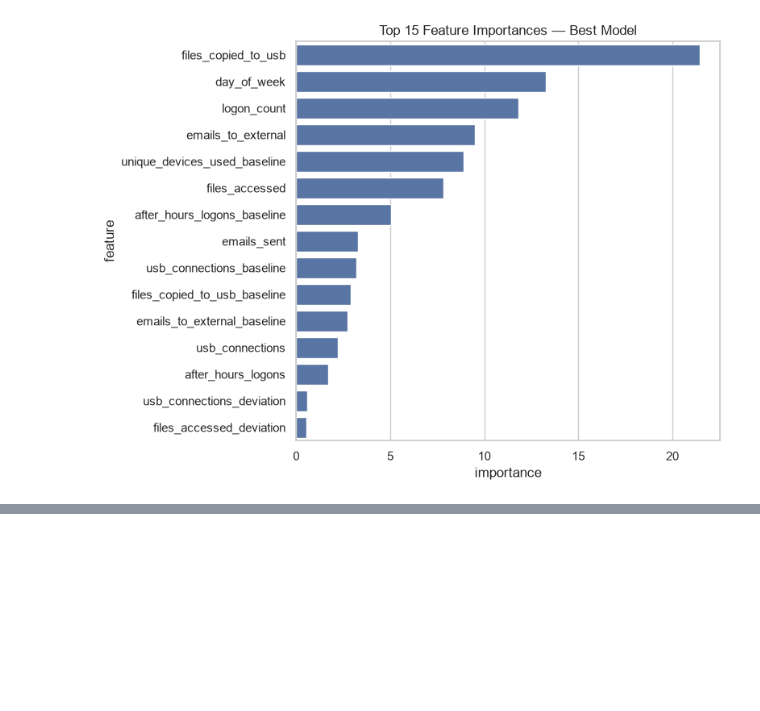
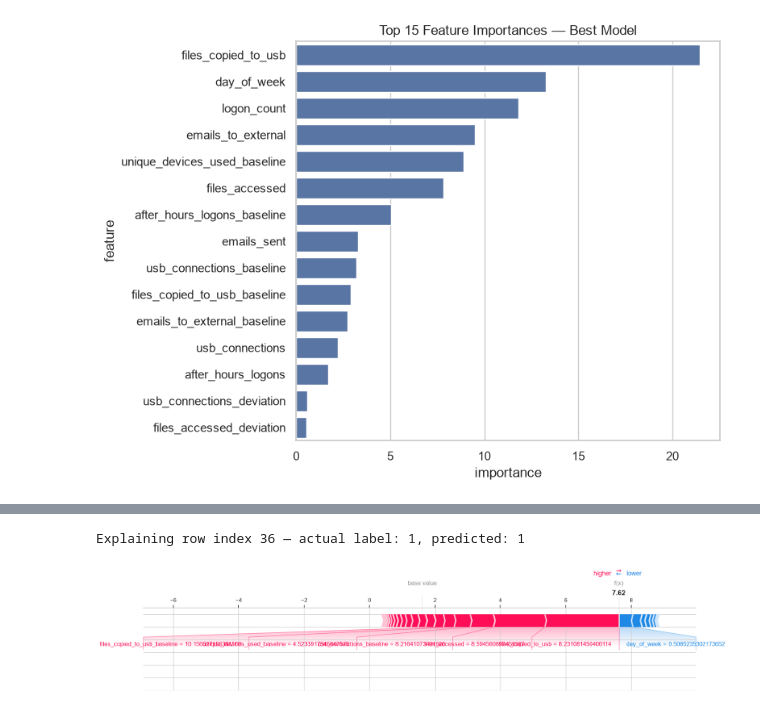
Before and after one commit to ashrithakothapally/insider-threat-detection, a Jupyter notebook: notebooks/eda_and_results.ipynb, the cells around one changed output, grey strips where cells are left out. Cells and saved outputs as stored; diff of their text form; code cells hidden in the pictures; blank space fills up the shorter version.

```diff
--- a/notebooks/eda_and_results.ipynb
+++ b/notebooks/eda_and_results.ipynb
@@ -130,0 +151,20 @@ plt.show()
+# %%
+# Pick one correctly-flagged malicious case from the test set
+flagged_idx = np.where((preds == 1) & (y_test.values == 1))[0]
+
+if len(flagged_idx) > 0:
+    i = flagged_idx[0]
+    print(f"Explaining row index {i} — actual label: {y_test.values[i]}, predicted: {preds[i]}")
+
+    shap.force_plot(
+        explainer.expected_value[1] if isinstance(explainer.expected_value, (list, np.ndarray)) else explainer.expected_value,
+        shap_vals_pos[i],
+        X_test_scaled.iloc[i],
+        matplotlib=True,
+        show=True
+    )
+else:
+    print("No correctly flagged malicious cases in this test split — try a different random_state or check thresholds.")
+# %% [output]
+Explaining row index 36 — actual label: 1, predicted: 1
+[figure, added]
```
Also changed, not shown: parts of 3 cells of this notebook.
